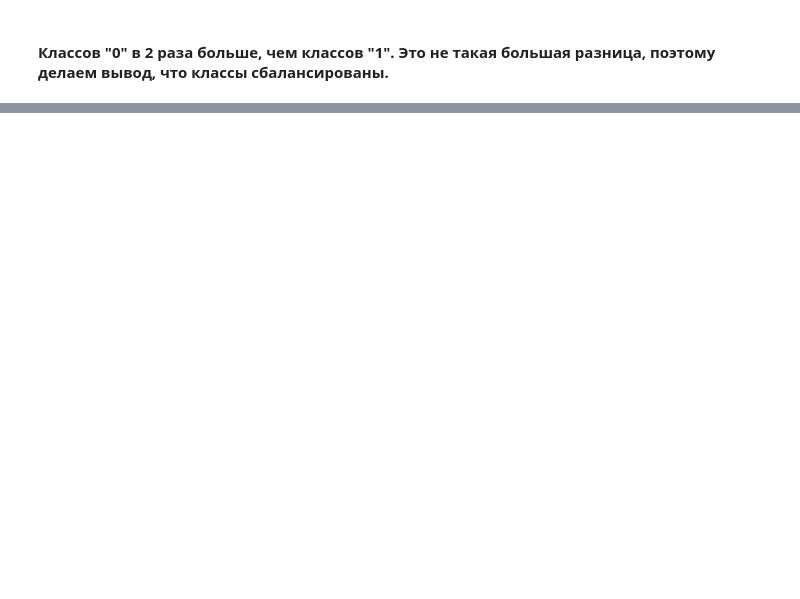
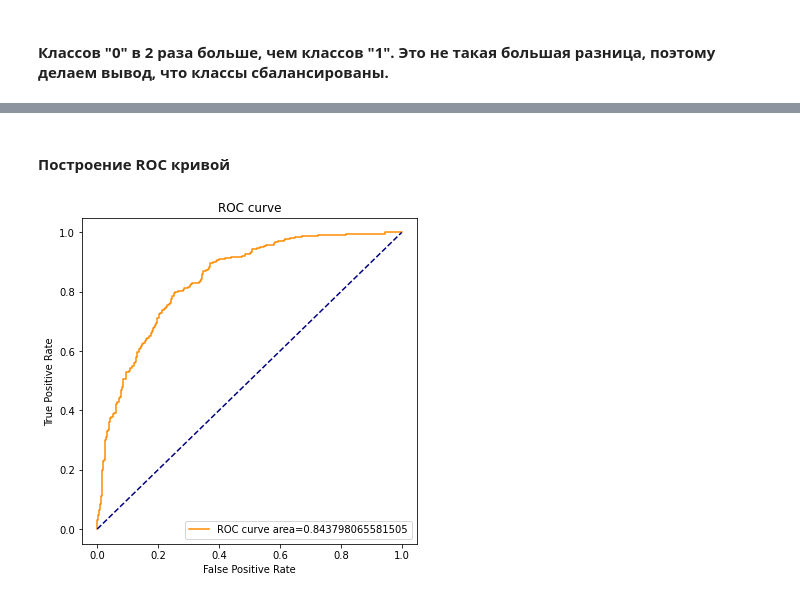
Before and after one commit to 1mmo/Deep-Learning, a Jupyter notebook: src/UserChurnPrediction.ipynb, the cells around one changed output, grey strips where cells are left out. Cells and saved outputs as stored; diff of their text form; code cells hidden in the pictures; blank space fills up the shorter version.

```diff
--- a/src/UserChurnPrediction.ipynb
+++ b/src/UserChurnPrediction.ipynb
@@ -171,0 +206,4 @@ fig.show()
+# %%
+standard = StandardScaler()
+X = standard.fit_transform(OH_X_train)
+X_for_pred = standard.transform(OH_X_test)
@@ -171,0 +212,18 @@ fig.show()
+# %%
+X_train, X_test, y_train, y_test = train_test_split(X, y, train_size=0.8, random_state=42)
+
+# Обучаем модель
+model = LogisticRegressionCV(scoring='roc_auc', refit=True, n_jobs=4)
+model.fit(X_train, y_train)
+# получаем предсказания и сохраняем вероятности только для положительного исхода
+y_pred = model.predict_proba(X_test)[:, 1]
+# рассчитываем ROC AUC
+lr_auc = roc_auc_score(y_test, y_pred)
+print(f'LogisitcRegressionCV: ROC AUC = {lr_auc}')
+# рассчитываем roc-кривую
+fpr, tpr, treshold = roc_curve(y_test, y_pred)
+#print(f'False Positive Rate = {fpr} \n True Positive Rate = {tpr} \n Treshold = {treshold}')
+roc_auc = auc(fpr, tpr)
+#print(f'ROC AUC = {roc_auc}')
+#print('Max auc_roc:', model.scores_[1].mean(axis=0).max())
+model.get_params()
@@ -171,0 +249,13 @@ fig.show()
+# %% [markdown]
+#### Построение ROC кривой
+# %%
+plt.figure(figsize=(6, 6))
+plt.plot(fpr, tpr, color='darkorange', label=f'ROC curve area={roc_auc}')
+plt.plot([0, 1], [0, 1], color='navy', linestyle='--')
+plt.xlabel('False Positive Rate')
+plt.ylabel('True Positive Rate')
+plt.title('ROC curve')
+plt.legend(loc='lower right')
+plt.show()
+# %% [output]
+[figure, added]
```
Also changed, not shown: parts of 15 cells of this notebook, 2 other files.
